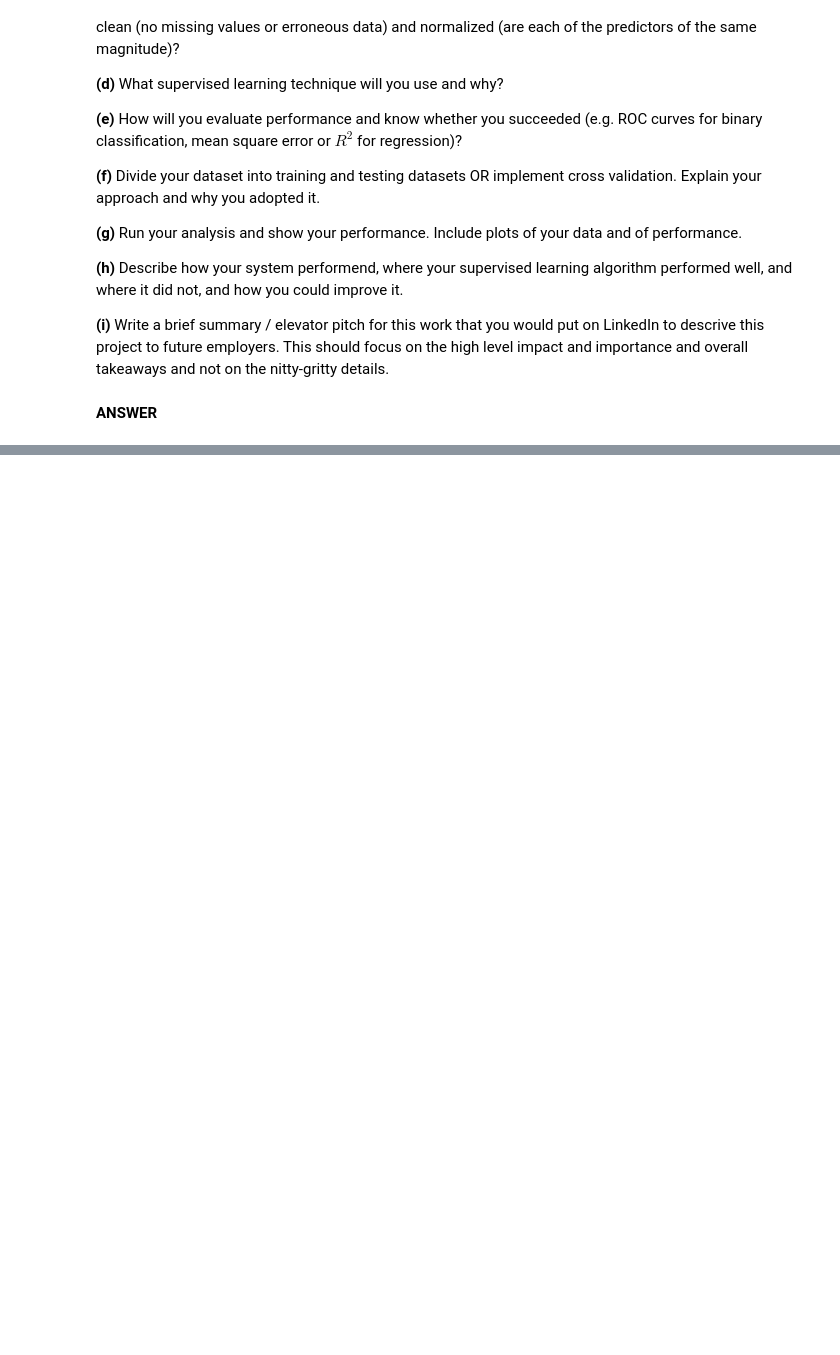
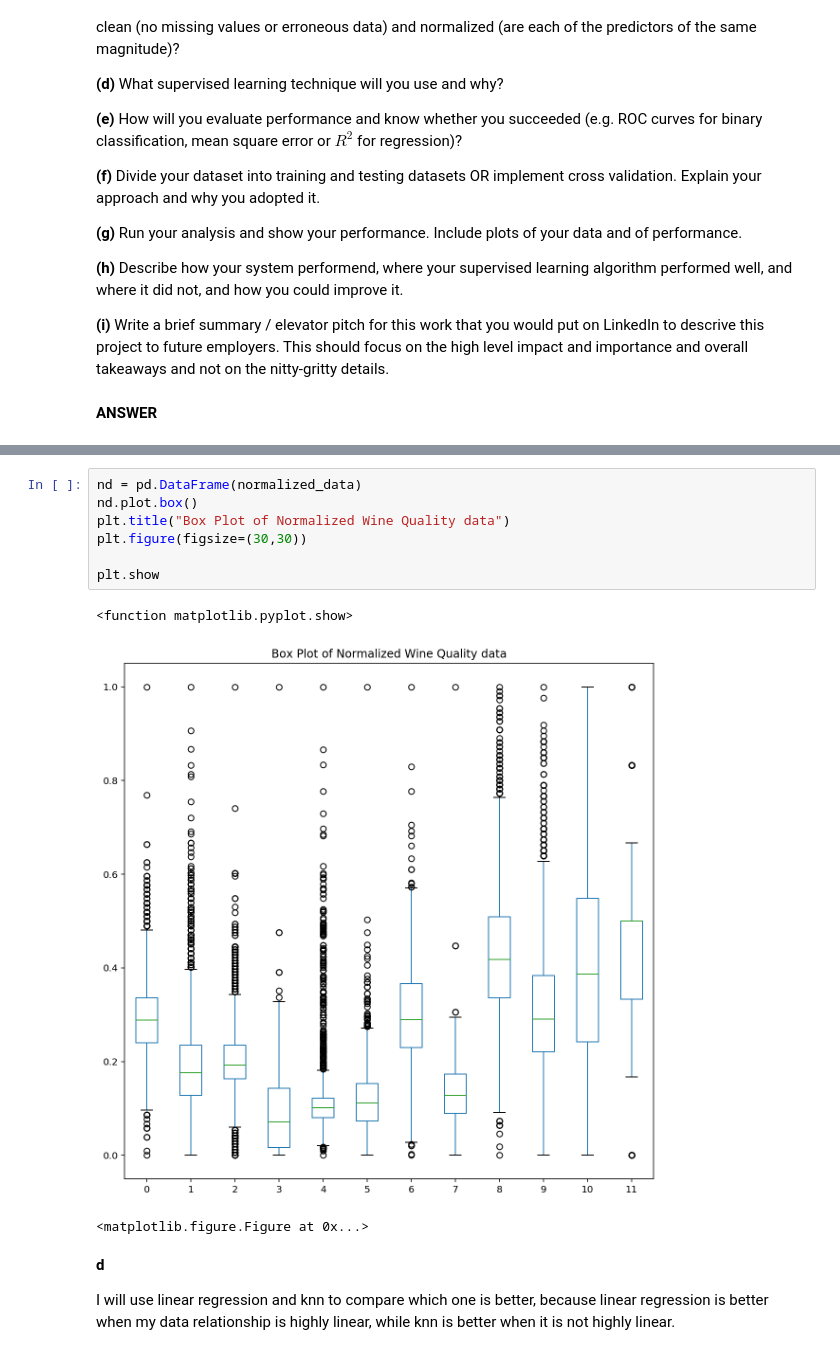
Before and after one commit to y-ke/machine-learning-course, a Jupyter notebook: Assignment 3.ipynb, the cells around one changed output, grey strips where cells are left out. Cells and saved outputs as stored; diff of their text form; blank space fills up the shorter version.

```diff
--- a/Assignment 3.ipynb
+++ b/Assignment 3.ipynb
@@ -454,0 +533,15 @@ v Does your dataset require any preprocessing: is it clean (no missing values or
+# %%
+nd = pd.DataFrame(normalized_data)
+nd.plot.box()
+plt.title("Box Plot of Normalized Wine Quality data")
+plt.figure(figsize=(30,30))
+
+plt.show
+# %% [output]
+<function matplotlib.pyplot.show>
+[figure, added]
+<matplotlib.figure.Figure at 0x...>
+# %% [markdown]
+**d**
+
+I will use linear regression and knn to compare which one is better, because linear regression is better when my data relationship is highly linear, while knn is better when it is not highly linear.
```
Also changed, not shown: parts of 30 cells of this notebook.
